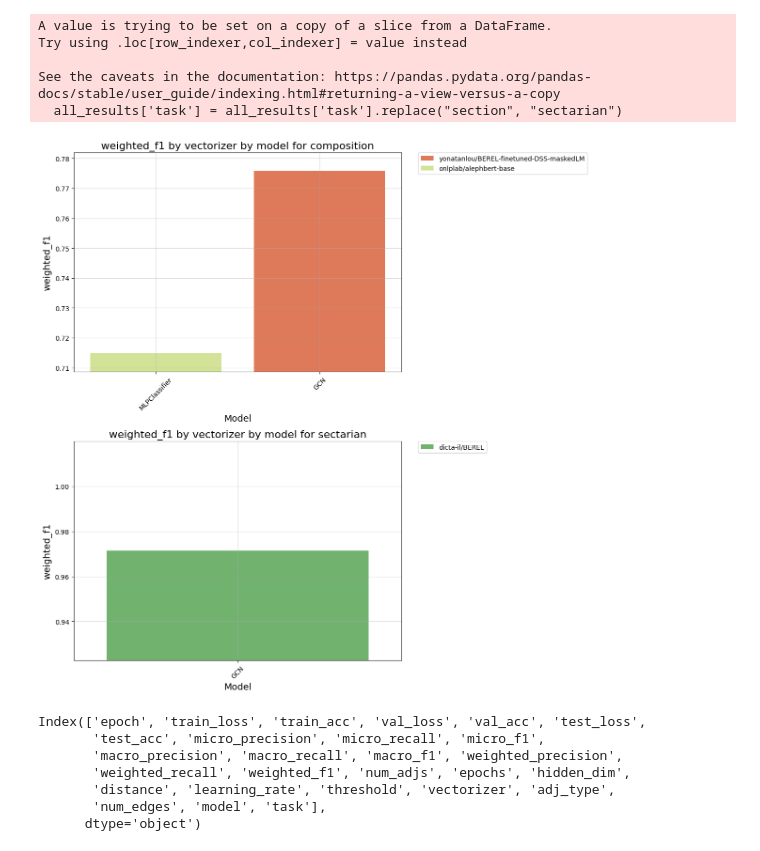
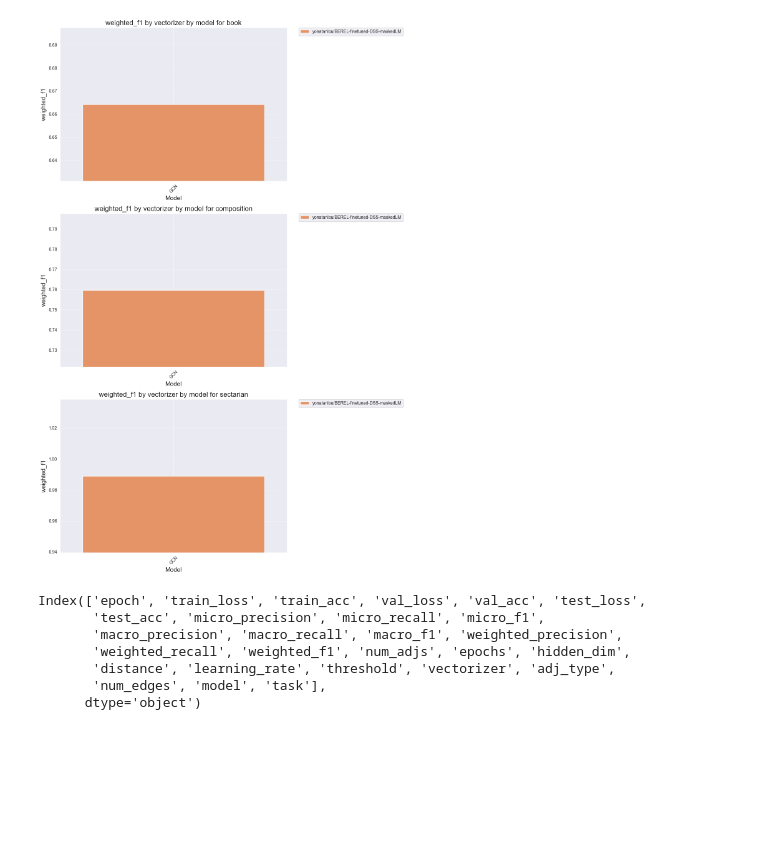
Before and after one commit to yonatanlou/QumranNLP, a Jupyter notebook: notebooks/4.0-baselines_analysis.ipynb, the cells around one changed output. Cells and saved outputs as stored; diff of their text form; code cells hidden in the pictures; blank space fills up the shorter version.

```diff
--- a/notebooks/4.0-baselines_analysis.ipynb
+++ b/notebooks/4.0-baselines_analysis.ipynb
@@ -22,8 +22,11 @@ print(list_files(BASELINE_GNN_DIR))
 # %%
 tasks = ["book","composition","section"]
-compare_list = {"book": [f"{BASELINE_DIR}/book_supervised.csv", f"{BASELINE_GNN_DIR}/gcn_baseline_book_100_words_3_adj_types.csv"],
-                "composition": [f"{BASELINE_DIR}/composition_supervised.csv", f"{BASELINE_GNN_DIR}/gcn_baseline_composition_100_words_3_adj_types.csv"],
-                "section": [f"{BASELINE_DIR}/section_supervised.csv", f"{BASELINE_GNN_DIR}/gcn_baseline_section_100_words_3_adj_types.csv"]}
+
+compare_list = {
+    "book": [f"{BASELINE_DIR}/book_supervised.csv", f"{BASELINE_GNN_DIR}/gcn_init_book_2_adj_types.csv"],
+                "composition": [f"{BASELINE_DIR}/composition_supervised.csv", f"{BASELINE_GNN_DIR}/gcn_init_composition_2_adj_types.csv"],
+                "section": [f"{BASELINE_DIR}/section_supervised.csv", f"{BASELINE_GNN_DIR}/gcn_init_section_2_adj_types.csv"]
+}
 # %%
 
 COMPARISON_SCHEME = ["task","model", "vectorizer",  "test_acc", "weighted_f1", "micro_f1", "macro_f1", "adj_type"]
@@ -165,17 +189,12 @@ def generate_bar_plot(all_results, x_col, y_col, hue_col,vectorizer_type_col, co
 # %%
 
 color_map = generate_color_map(all_results, "vectorizer","vectorizer_type","RdYlGn", None)
 # file_name = f"{BASE_DIR}/reports/plots/comparison/classification_comparison_composition_sectarian.png"
 file_name = None
 hue_cols = list(all_results[all_results["model"]=="GCN"]["vectorizer"].unique())+["trigram"]
-plot_obj = generate_bar_plot(all_results[all_results['task']!="book"], "model","weighted_f1", "vectorizer","vectorizer_type", color_map, filename=file_name, which_hue_cols=hue_cols)
+plot_obj = generate_bar_plot(all_results, "model","weighted_f1", "vectorizer","vectorizer_type", color_map, filename=file_name, which_hue_cols=hue_cols)
 # %% [output]
-A value is trying to be set on a copy of a slice from a DataFrame.
-Try using .loc[row_indexer,col_indexer] = value instead
-
-See the caveats in the documentation: https://pandas.pydata.org/pandas-docs/stable/user_guide/indexing.html#returning-a-view-versus-a-copy
-  all_results['task'] = all_results['task'].replace("section", "sectarian")
-[figure, old version]
+[figure, new version]
 # %%
 
 results_gnn = []
```
Also changed, not shown: parts of 11 cells of this notebook.
